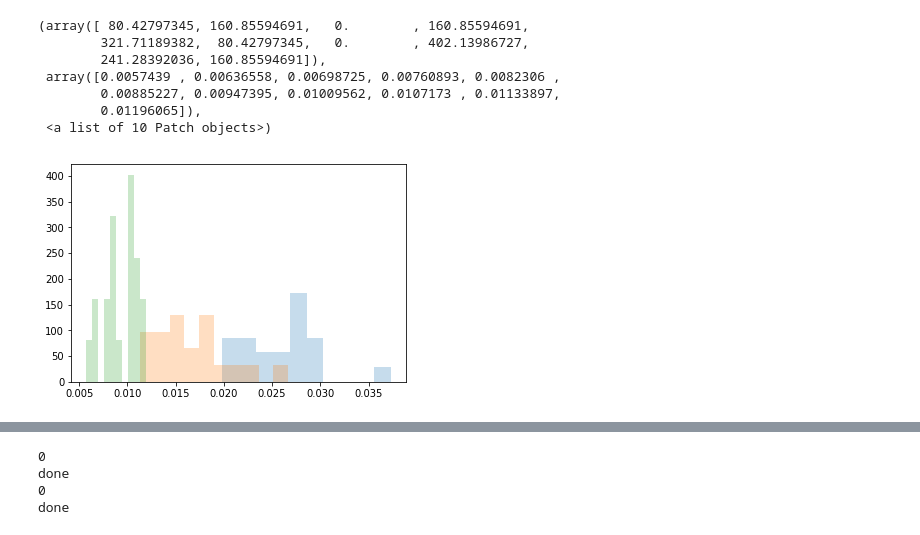
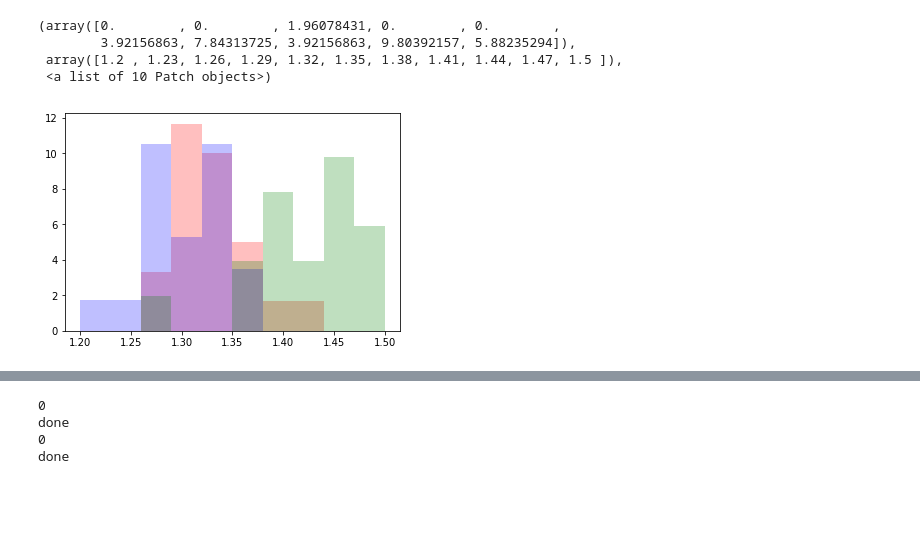
Before and after one commit to BonsaiNet/Actual-Tree, a Jupyter notebook: branchFeatures.ipynb, the cells around one changed output, grey strips where cells are left out. Saved outputs shown, nothing was run; the diff lists cells and outputs as text; code cells hidden in the pictures; blank space fills up the shorter version.

```diff
--- a/branchFeatures.ipynb
+++ b/branchFeatures.ipynb
@@ -34,6 +34,9 @@ def splitBranches(tree) :
         rest_swc = tree.get_rest_of_neuron_after_node(branches[i])
         n = McNeuron.Neuron(rest_swc)
         n.l_measure_features()
+        n.motif_features()
+        n.geometrical_features()
+        n.l_measure_features()
         subsets[i] = n.getNeuronVector()
     return subsets
 # %%
@@ -130,29 +140,26 @@ array([[  0.,  84., 384.],
 # %%
-featureG = getFeature(17,treeBranchMasterG)
-featureH = getFeature(17,treeBranchMasterH)
-featureW = getFeature(17,treeBranchMasterW)
+feature = 27
+featureG = getFeature(feature,treeBranchMasterG)
+featureH = getFeature(feature,treeBranchMasterH)
+featureW = getFeature(feature,treeBranchMasterW)
 meanG = [0] * len(featureG)
 meanH = [0] * len(featureH)
 meanW = [0] * len(featureW)
 for i in range(0,20):
     meanG[i] = s.mean(featureG[i])
     meanH[i] = s.mean(featureH[i])
     meanW[i] = s.mean(featureW[i])
-plt.hist(meanG,normed=True,bins=10,alpha=0.25)
+plt.hist(meanG,normed=True,bins=10,alpha=0.25,range=(1.2,1.5), color='r')
 # plt.show()
-plt.hist(meanH,normed=True,bins=10,alpha=0.25)
+plt.hist(meanH,normed=True,bins=10,alpha=0.25,range=(1.2,1.5), color='b')
 # plt.show()
-plt.hist(meanW,normed=True,bins=10,alpha=0.25)
-# plt.show()
+plt.hist(meanW,normed=True,bins=10,alpha=0.25,range=(1.2,1.5), color='g')
 # %% [output]
-(array([ 80.42797345, 160.85594691,   0.        , 160.85594691,
-        321.71189382,  80.42797345,   0.        , 402.13986727,
-        241.28392036, 160.85594691]),
- array([0.0057439 , 0.00636558, 0.00698725, 0.00760893, 0.0082306 ,
-        0.00885227, 0.00947395, 0.01009562, 0.0107173 , 0.01133897,
-        0.01196065]),
+(array([0.        , 0.        , 1.96078431, 0.        , 0.        ,
+        3.92156863, 7.84313725, 3.92156863, 9.80392157, 5.88235294]),
+ array([1.2 , 1.23, 1.26, 1.29, 1.32, 1.35, 1.38, 1.41, 1.44, 1.47, 1.5 ]),
  <a list of 10 Patch objects>)
-[figure, old version]
+[figure, new version]
 # %%
 import pandas as pd
 neurons = pd.read_pickle("/Users/anirudhnatarajan/Documents/UPenn/neuronData/neurons.csv")
```
Also changed, not shown: parts of 24 cells of this notebook, 1 other file.
